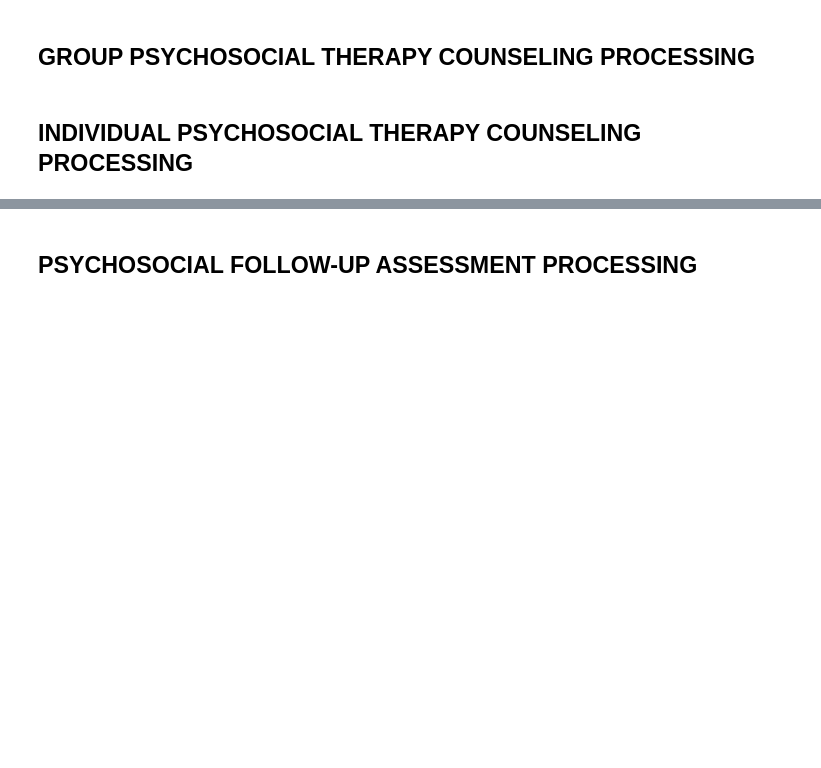
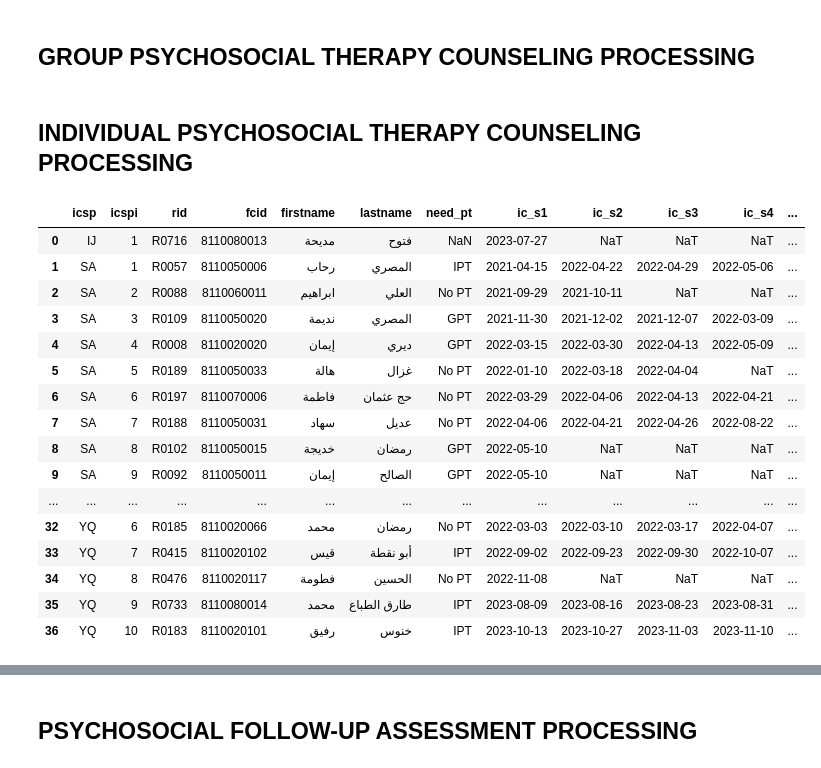
Before and after one commit to ModarYaghi/fc-performeter, a Jupyter notebook: notebooks/unvfvt.ipynb, the cells around one changed output, grey strips where cells are left out. Drawn from its saved outputs; the diff is of its cells as text; code cells hidden in the pictures; blank space fills up the shorter version.

```diff
--- a/notebooks/unvfvt.ipynb
+++ b/notebooks/unvfvt.ipynb
@@ -87,8 +87,26 @@ unique_intake = intake.drop_duplicates(subset='rid', keep='last')
 # %% [markdown]
 ## INDIVIDUAL PSYCHOSOCIAL THERAPY COUNSELING PROCESSING
 # %%
-# ic_dataset = Dataset(config_file, ic_sheet)
-# ic = pd.read_csv(ic_path)
-# dtype_trans(ic, ic_dataset)
-# ic
+ic_dataset = Dataset(config_file, ic_sheet)
+ic = pd.read_csv(ic_path)
+dtype_trans(ic, ic_dataset)
+ic
+# %% [output]
+|  | icsp | icspi | rid | fcid | firstname | lastname | need_pt | ic_s1 | ic_s2 | ic_s3 | ic_s4 | ... |
+| 0 | IJ | 1 | R0716 | 8110080013 | مديحة | فتوح | NaN | 2023-07-27 | NaT | NaT | NaT | ... |
+| 1 | SA | 1 | R0057 | 8110050006 | رحاب | المصري | IPT | 2021-04-15 | 2022-04-22 | 2022-04-29 | 2022-05-06 | ... |
+| 2 | SA | 2 | R0088 | 8110060011 | ابراهيم | العلي | No PT | 2021-09-29 | 2021-10-11 | NaT | NaT | ... |
+| 3 | SA | 3 | R0109 | 8110050020 | نديمة | المصري | GPT | 2021-11-30 | 2021-12-02 | 2021-12-07 | 2022-03-09 | ... |
+| 4 | SA | 4 | R0008 | 8110020020 | إيمان | ديري | GPT | 2022-03-15 | 2022-03-30 | 2022-04-13 | 2022-05-09 | ... |
+| 5 | SA | 5 | R0189 | 8110050033 | هالة | غزال | No PT | 2022-01-10 | 2022-03-18 | 2022-04-04 | NaT | ... |
+| 6 | SA | 6 | R0197 | 8110070006 | فاطمة | حج عثمان | No PT | 2022-03-29 | 2022-04-06 | 2022-04-13 | 2022-04-21 | ... |
+| 7 | SA | 7 | R0188 | 8110050031 | سهاد | عديل | No PT | 2022-04-06 | 2022-04-21 | 2022-04-26 | 2022-08-22 | ... |
+| 8 | SA | 8 | R0102 | 8110050015 | خديجة | رمضان | GPT | 2022-05-10 | NaT | NaT | NaT | ... |
+| 9 | SA | 9 | R0092 | 8110050011 | إيمان | الصالح | GPT | 2022-05-10 | NaT | NaT | NaT | ... |
+| ... | ... | ... | ... | ... | ... | ... | ... | ... | ... | ... | ... | ... |
+| 32 | YQ | 6 | R0185 | 8110020066 | محمد | رمضان | No PT | 2022-03-03 | 2022-03-10 | 2022-03-17 | 2022-04-07 | ... |
+| 33 | YQ | 7 | R0415 | 8110020102 | قيس | أبو نقطة | IPT | 2022-09-02 | 2022-09-23 | 2022-09-30 | 2022-10-07 | ... |
+| 34 | YQ | 8 | R0476 | 8110020117 | فطومة | الحسين | No PT | 2022-11-08 | NaT | NaT | NaT | ... |
+| 35 | YQ | 9 | R0733 | 8110080014 | محمد | طارق الطباع | IPT | 2023-08-09 | 2023-08-16 | 2023-08-23 | 2023-08-31 | ... |
+| 36 | YQ | 10 | R0183 | 8110020101 | رفيق | خنوس | IPT | 2023-10-13 | 2023-10-27 | 2023-11-03 | 2023-11-10 | ... |
 # %%
```
Also changed, not shown: parts of 1 cell of this notebook, 4 other files.
